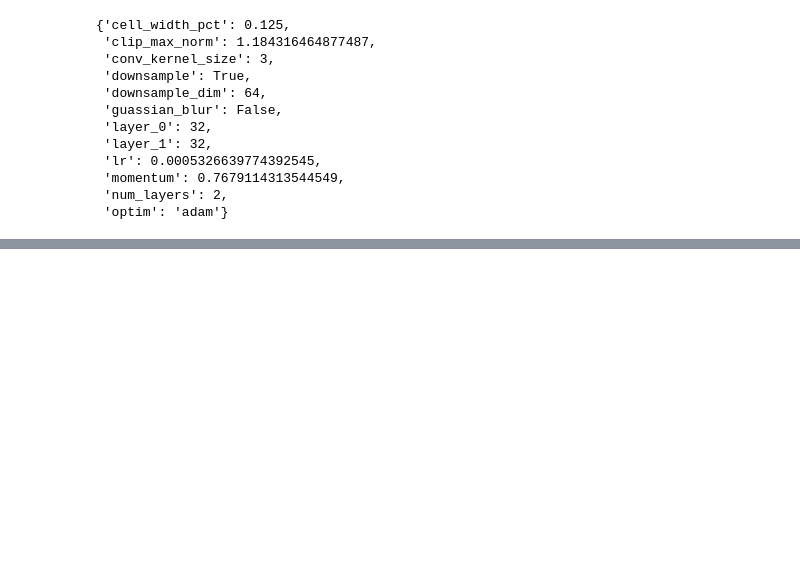
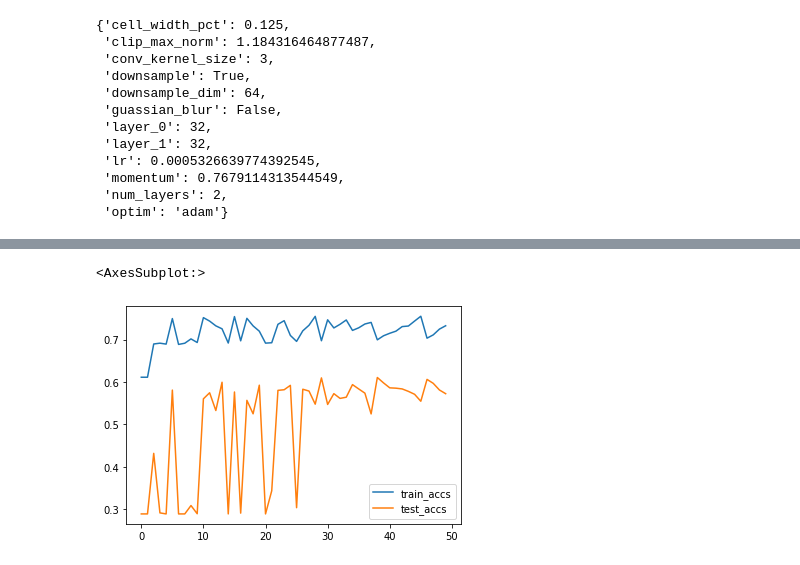
Before and after one commit to jblehr/land-cover-prediction, a Jupyter notebook: scripts/optuna_results.ipynb, the cells around one changed output, grey strips where cells are left out. Cells and saved outputs as stored; diff of their text form; code cells hidden in the pictures; blank space fills up the shorter version.

```diff
--- a/scripts/optuna_results.ipynb
+++ b/scripts/optuna_results.ipynb
@@ -41,0 +48,3 @@ fig.show()
+# %%
+import pandas as pd
+train_report = pd.read_json('../train_report.json')
@@ -41,0 +72,7 @@ fig.show()
+# %%
+import matplotlib.pyplot as plt
+
+train_report.loc[:,['train_accs','test_accs']].plot()
+# %% [output]
+<AxesSubplot:>
+[figure, added]
```
Also changed, not shown: parts of 4 cells of this notebook.
